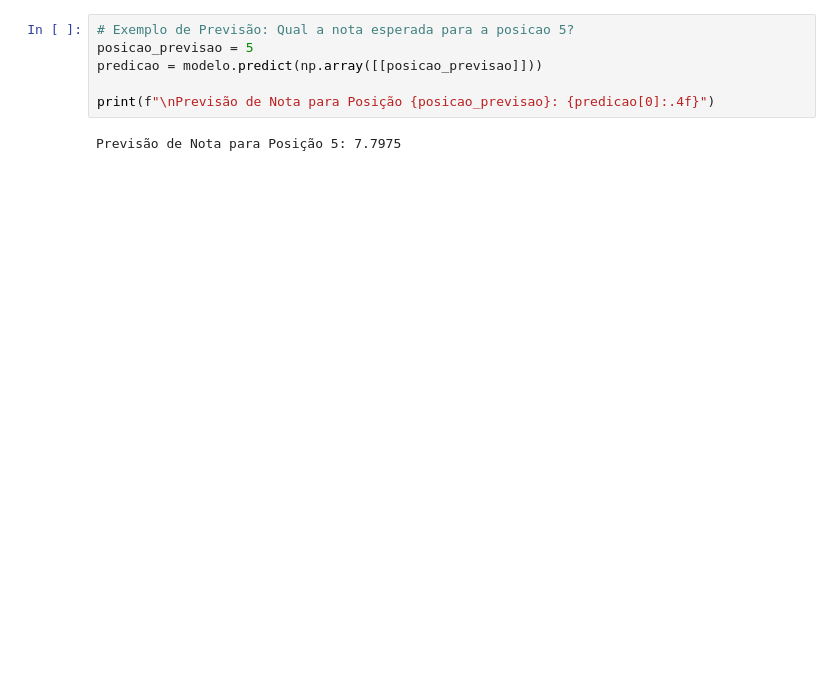
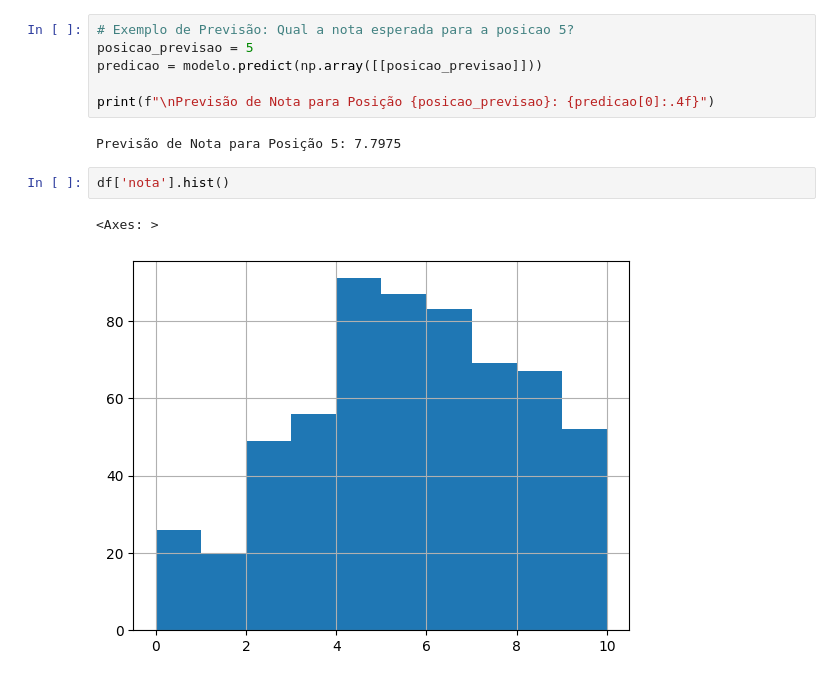
Before and after one commit to bligui/Machine-Learning-Projetos, a Jupyter notebook: docs/projeto2/linear.ipynb, the cells around one changed output. Cells and saved outputs as stored; diff of their text form; blank space fills up the shorter version.

```diff
--- a/docs/projeto2/linear.ipynb
+++ b/docs/projeto2/linear.ipynb
@@ -99,3 +101,8 @@ predicao = modelo.predict(np.array([[posicao_previsao]]))
 print(f"\nPrevisão de Nota para Posição {posicao_previsao}: {predicao[0]:.4f}")
 # %% [output]
 Previsão de Nota para Posição 5: 7.7975
+# %%
+df['nota'].hist()
+# %% [output]
+<Axes: >
+[figure, added]
```
Also changed, not shown: parts of 1 cell of this notebook, 3 other files.
